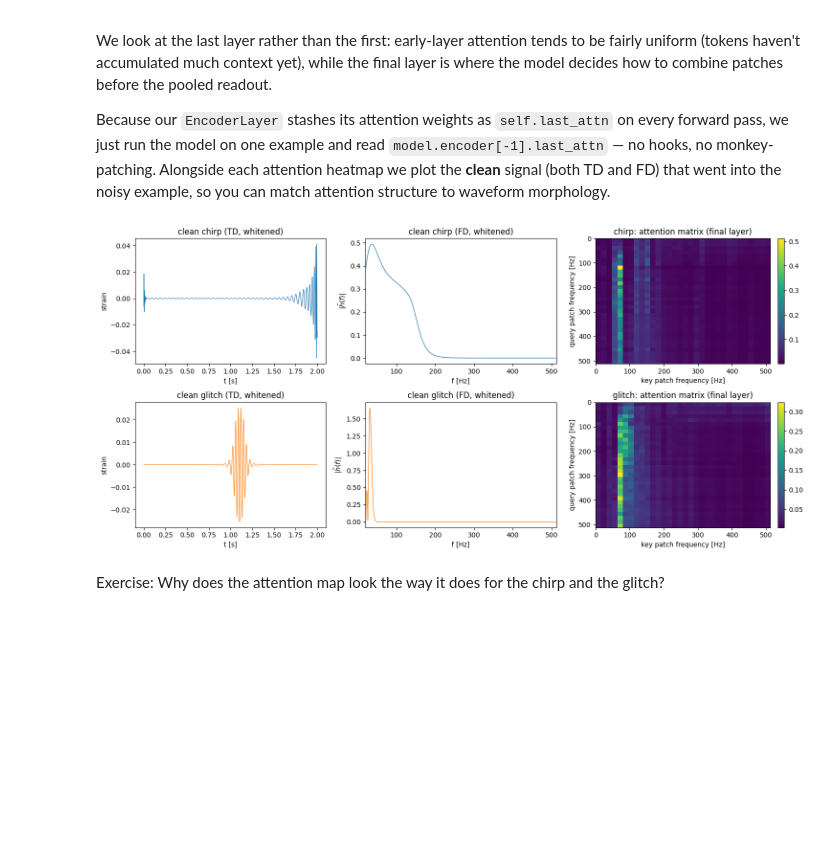
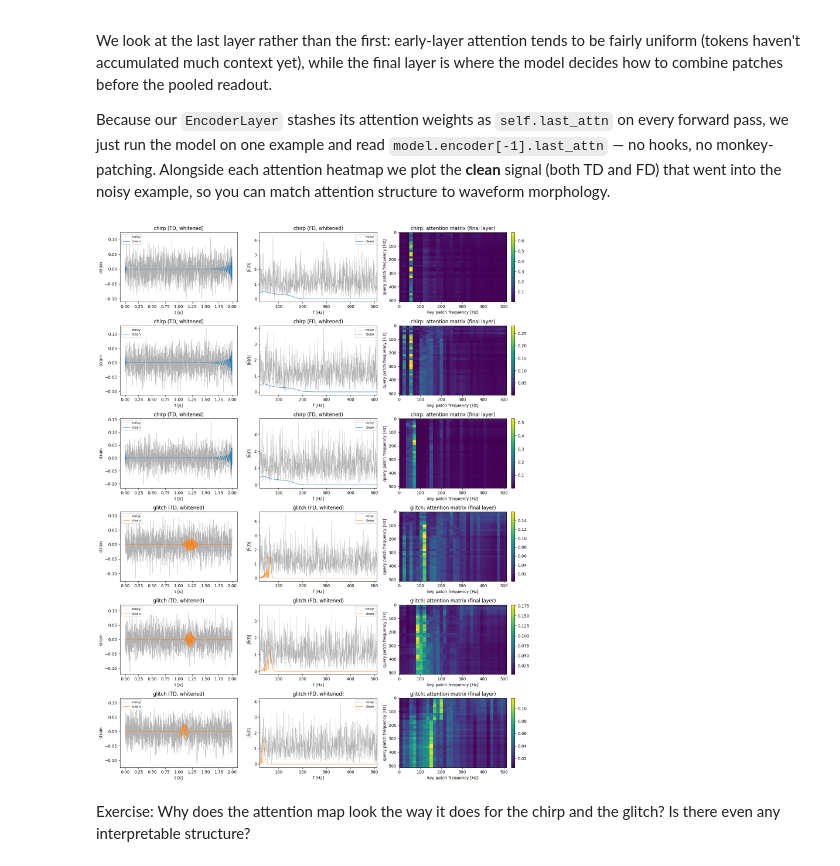
Before and after one commit to nihargupte-ph/imprs-lecture-week, a Jupyter notebook: transformers.ipynb, the cells around one changed output. Drawn from its saved outputs; the diff is of its cells as text; code cells hidden in the pictures; blank space fills up the shorter version.

```diff
--- a/transformers.ipynb
+++ b/transformers.ipynb
@@ -554,11 +590,11 @@ We look at the last layer rather than the first: early-layer attention tends to
 
 Because our `EncoderLayer` stashes its attention weights as `self.last_attn` on every forward pass, we just run the model on one example and read `model.encoder[-1].last_attn` — no hooks, no monkey-patching. Alongside each attention heatmap we plot the **clean** signal (both TD and FD) that went into the noisy example, so you can match attention structure to waveform morphology.
 # %%
-# Grab one correctly-classified chirp and one correctly-classified glitch from the test set.
-correct_chirp_idx  = next(i for i in range(len(all_true))
-                          if all_true[i] == 0 and all_preds[i] == 0)
-correct_glitch_idx = next(i for i in range(len(all_true))
-                          if all_true[i] == 1 and all_preds[i] == 1)
+# Show a few correctly-classified examples of each class, so you can see
+# whether the model's attention strategy is consistent across examples or
+# varies from example to example.
+
+num_examples_per_class = 3
 
 # Re-iterate the test loader deterministically to recover the actual inputs and the underlying
 # clean signals (from test_dataset.indices into the original signals array).
@@ -569,51 +605,67 @@ test_indices = np.array(test_dataset.indices)   # mapping test-row -> row in `si
 def clean_signal_for(test_row):
     return signals[test_indices[test_row]]      # shape (2, 1024)
 
-examples = {
-    'chirp':  (all_X[correct_chirp_idx],  clean_signal_for(correct_chirp_idx)),
-    'glitch': (all_X[correct_glitch_idx], clean_signal_for(correct_glitch_idx)),
-}
+correct_chirp_all  = [i for i in range(len(all_true))
+                      if all_true[i] == 0 and all_preds[i] == 0]
+correct_glitch_all = [i for i in range(len(all_true))
+                      if all_true[i] == 1 and all_preds[i] == 1]
+
+rng = np.random.default_rng(0)
+chirp_idxs  = rng.choice(correct_chirp_all,  num_examples_per_class, replace=False)
+glitch_idxs = rng.choice(correct_glitch_all, num_examples_per_class, replace=False)
+
+examples = (
+    [('chirp',  all_X[i], clean_signal_for(i)) for i in chirp_idxs] +
+    [('glitch', all_X[i], clean_signal_for(i)) for i in glitch_idxs]
+)
 
 patch_size = model.patch_size
 num_patches = model.num_patches
 
-fig, axes = plt.subplots(2, 3, figsize=(15, 7))
-for row, (name, (x_noisy, x_clean)) in enumerate(examples.items()):
+num_rows = len(examples)
+fig, axes = plt.subplots(num_rows, 3, figsize=(15, 3.2 * num_rows))
+for row, (name, x_noisy, x_clean) in enumerate(examples):
 
     # Forward pass — the final encoder layer stores its attention matrix as `last_attn`.
     with torch.no_grad():
         _ = model(x_noisy.unsqueeze(0).to(device))
     A = model.encoder[-1].last_attn[0].cpu().numpy()     # (L, L), head-averaged
 
     color = 'C0' if name == 'chirp' else 'C1'
+    x_noisy_np = x_noisy.numpy()
 
-    # ----- left: clean signal in the time domain (from IFFT of whitened FD)
+    # ----- left: time domain, noisy (grey) behind clean (colour)
     ax_td = axes[row, 0]
-    ax_td.plot(t_array, fd_to_td(x_clean), color=color, lw=0.8)
-    ax_td.set_title(f'clean {name} (TD, whitened)')
+    ax_td.plot(t_array, fd_to_td(x_noisy_np), color='grey', lw=0.5, alpha=0.6, label='noisy')
+    ax_td.plot(t_array, fd_to_td(x_clean), color=color, lw=0.9, label='clean')
+    ax_td.set_title(f'{name} (TD, whitened)')
     ax_td.set_xlabel('t [s]'); ax_td.set_ylabel('strain')
+    ax_td.legend(loc='upper left', fontsize=8)
 
-    # ----- middle: clean signal |h(f)|
+    # ----- middle: |h(f)|, noisy and clean overlaid
     ax_fd = axes[row, 1]
-    h_abs = np.abs(x_clean[0] + 1j * x_clean[1])
-    ax_fd.plot(f_array[:1024], h_abs, color=color, lw=0.9)
+    noisy_abs = np.abs(x_noisy_np[0] + 1j * x_noisy_np[1])
+    clean_abs = np.abs(x_clean[0]    + 1j * x_clean[1])
+    ax_fd.plot(f_array[:1024], noisy_abs, color='grey', lw=0.5, alpha=0.6, label='noisy')
+    ax_fd.plot(f_array[:1024], clean_abs, color=color, lw=0.9, label='clean')
     ax_fd.set_xlim((f_min, f_max))
-    ax_fd.set_xlabel('f [Hz]')
-    ax_fd.set_ylabel('|$\\tilde h(f)$|')
-    ax_fd.set_title(f'clean {name} (FD, whitened)')
+    ax_fd.set_xlabel('f [Hz]'); ax_fd.set_ylabel('|$\\tilde h(f)$|')
+    ax_fd.set_title(f'{name} (FD, whitened)')
+    ax_fd.legend(loc='upper right', fontsize=8)
 
     # ----- right: full L x L attention matrix as a heatmap
     ax_attn = axes[row, 2]
     extent = [0, num_patches * patch_size * delta_f,
               num_patches * patch_size * delta_f, 0]   # flip y so row 0 is on top
     im = ax_attn.imshow(A, cmap='viridis', aspect='auto', extent=extent)
     ax_attn.set_xlabel('key patch frequency [Hz]')
     ax_attn.set_ylabel('query patch frequency [Hz]')
     ax_attn.set_title(f'{name}: attention matrix (final layer)')
     fig.colorbar(im, ax=ax_attn, fraction=0.046, pad=0.04)
 
 plt.tight_layout(); plt.show()
 # %% [output]
-[figure, old version]
+[figure, new version]
 # %% [markdown]
-Exercise: Why does the attention map look the way it does for the chirp and the glitch?
+Exercise: Why does the attention map look the way it does for the chirp and the glitch? Is there even any
+interpretable structure?
```
Also changed, not shown: parts of 3 cells of this notebook, 2 other files.
